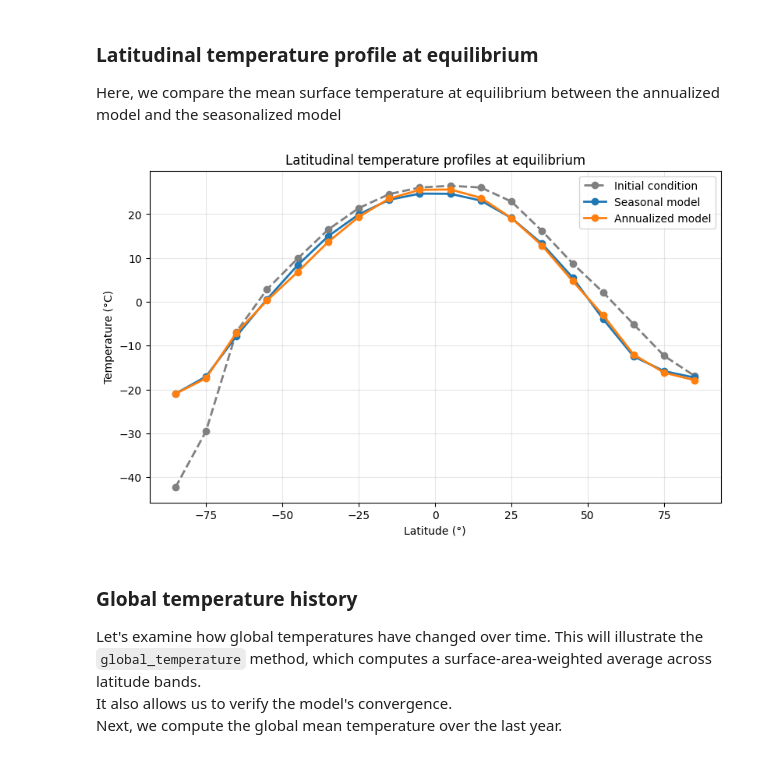
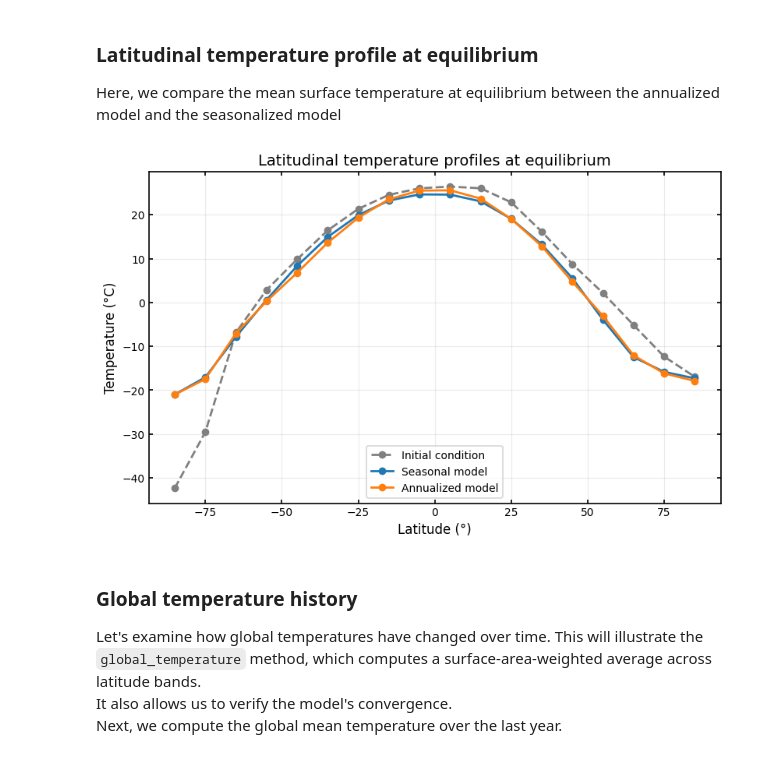
Before and after one commit to louiscleen/energy-balance-model, a Jupyter notebook: notebooks/exploration.ipynb, the cells around one changed output. Saved outputs shown, nothing was run; the diff lists cells and outputs as text; code cells hidden in the pictures.

Commit message:
Apply matplotlib style from .mplstyle

```diff
--- a/notebooks/exploration.ipynb
+++ b/notebooks/exploration.ipynb
@@ -30,16 +30,6 @@ To begin, we import the libraries we'll need, as well as the `EBM1DBudyko` class
 import numpy as np
 import pandas as pd
 import matplotlib.pyplot as plt
-
-plt.rcParams.update({
-    'figure.figsize': (8, 5),
-    'lines.linewidth': 2,
-    'axes.grid': True,
-    'grid.alpha': 0.3,
-    'figure.constrained_layout.use': True,
-    'savefig.dpi': 300,
-    'savefig.bbox': 'tight'
-})
 
 from pathlib import Path
 
@@ -47,9 +37,11 @@ from ebm1d import EBM1DBudyko
 from ebm1d import load_config
 from ebm1d import load_input_data
 
+ROOT_DIR = Path.cwd().parent
+
+plt.style.use(ROOT_DIR / ".mplstyle")
 
 # Setting up the results directory where the figures will be saved.
-ROOT_DIR = Path.cwd().parent
 results_dir = ROOT_DIR / "results" / "exploration"
 results_dir.mkdir(parents=True, exist_ok=True)
 
@@ -127,31 +119,31 @@ Here, we compare the mean surface temperature at equilibrium between the annuali
 # %%
 # Extracting the temperature history of last year
 steps_per_year = info['steps_per_year']
 # For clarity, we assume that the number of steps per year is the same for both models
 # which is the case when they have the same time step.
 T_last_year = T_history[-steps_per_year:]
 T_last_year_a_m = T_history_a_m[-steps_per_year:]
 
 # Mean temperature profile of last year
 T_last_year_mean = T_last_year.mean(axis=0)
 T_last_year_a_m_mean = T_last_year_a_m.mean(axis=0)
 
 # Latitude centers in degrees
 lat_centers_deg = ebm_seasonal.lat_centers_deg
 
 # Plotting the initial and final temperature profiles in °C
 fig, ax = plt.subplots()
 ax.plot(lat_centers_deg, ebm_seasonal.input_data.T0 - 273.15, label="Initial condition", ls='--', marker='o', color='gray')
 ax.plot(lat_centers_deg, T_last_year_mean - 273.15, label="Seasonal model", marker='o')
 ax.plot(lat_centers_deg, T_last_year_a_m_mean - 273.15, label="Annualized model", marker='o')
 ax.set_xlabel("Latitude (°)")
 ax.set_ylabel("Temperature (°C)")
 ax.set_title("Latitudinal temperature profiles at equilibrium")
-ax.legend()
+ax.legend(loc='lower center')
 fig.savefig(results_dir / "temperature_profiles.png")
 plt.show()
 # %% [output]
-[figure, old version]
+[figure, new version]
 # %% [markdown]
 ### Global temperature history
 Let's examine how global temperatures have changed over time. This will illustrate the `global_temperature` method, which computes a surface-area-weighted average across latitude bands.
```
Also changed, not shown: parts of 11 cells of this notebook, 4 other files.
